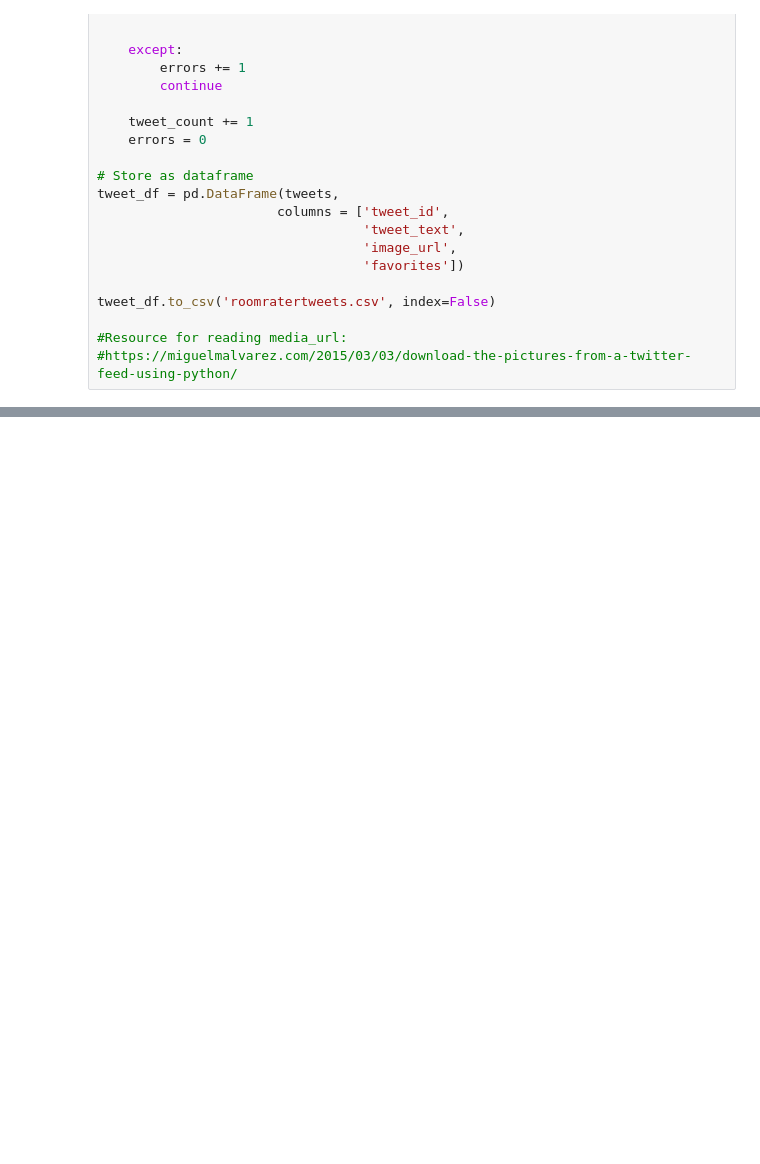
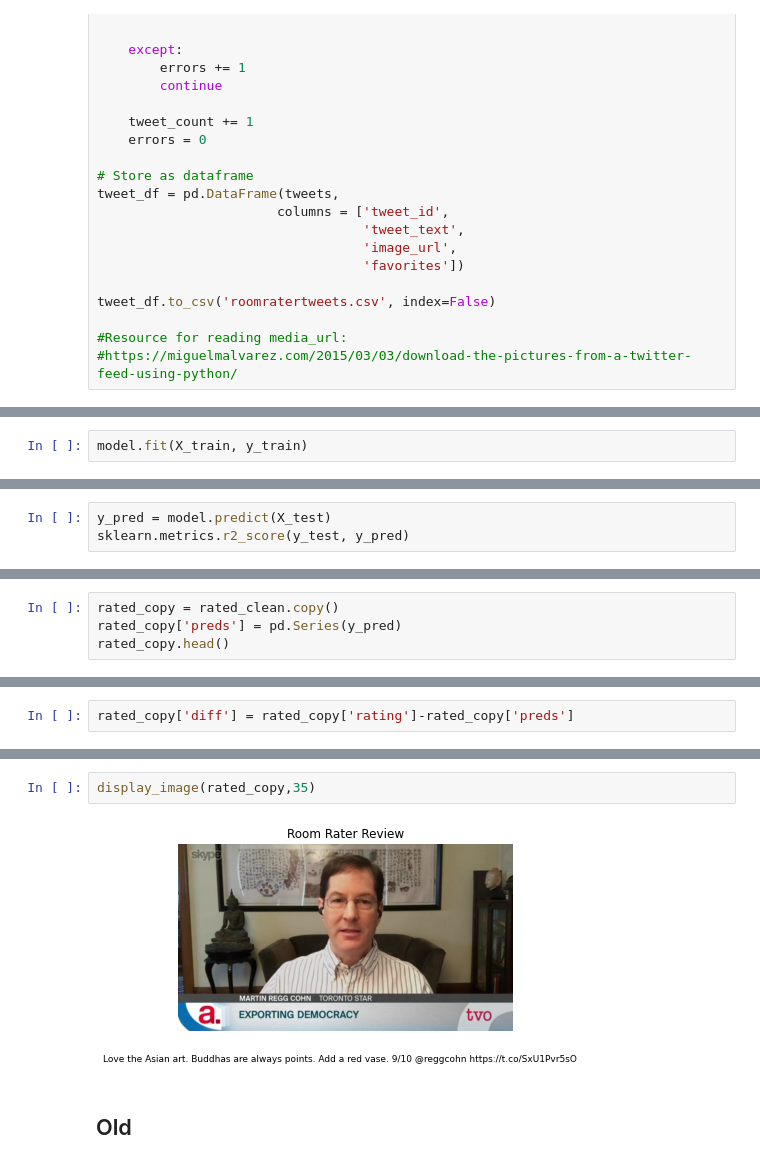
Before and after one commit to laurenmarar/RoomRater, a Jupyter notebook: RoomRater.ipynb, the cells around one changed output, grey strips where cells are left out. Saved outputs shown, nothing was run; the diff lists cells and outputs as text; blank space fills up the shorter version.

Commit message:
Add model eval

```diff
--- a/RoomRater.ipynb
+++ b/RoomRater.ipynb
@@ -120,0 +288,2 @@ display_image(df, 1)
+# %%
+model.fit(X_train, y_train)
@@ -120,0 +325,3 @@ display_image(df, 1)
+# %%
+y_pred = model.predict(X_test)
+sklearn.metrics.r2_score(y_test, y_pred)
@@ -120,0 +344,4 @@ display_image(df, 1)
+# %%
+rated_copy = rated_clean.copy()
+rated_copy['preds'] = pd.Series(y_pred)
+rated_copy.head()
@@ -120,0 +355,2 @@ display_image(df, 1)
+# %%
+rated_copy['diff'] = rated_copy['rating']-rated_copy['preds']
@@ -120,0 +376,6 @@ display_image(df, 1)
+# %%
+display_image(rated_copy,35)
+# %% [output]
+[figure, added]
+# %% [markdown]
+## Old
```
Also changed, not shown: parts of 33 cells of this notebook, 2 other files.
